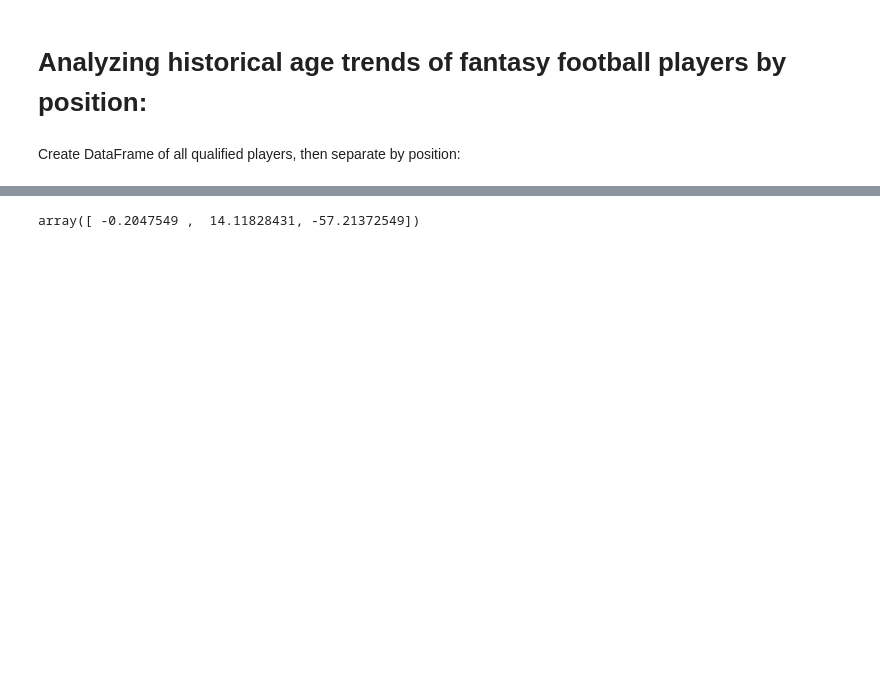
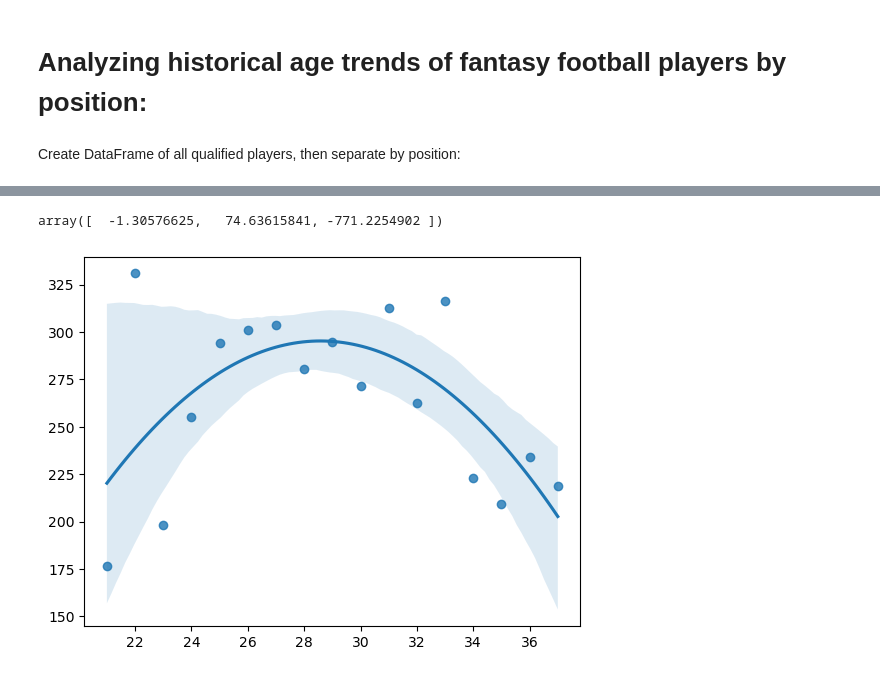
Before and after one commit to calebfederman/02FantasyFootball, a Jupyter notebook: src/age_trends.ipynb, the cells around one changed output, grey strips where cells are left out. Cells and saved outputs as stored; diff of their text form; code cells hidden in the pictures; blank space fills up the shorter version.

```diff
--- a/src/age_trends.ipynb
+++ b/src/age_trends.ipynb
@@ -43,9 +50,11 @@ array([  -0.38008242,   23.01371978, -115.62934066])
 # %%
 y = []
 for i in range(21,38,1):
-    y.append(te_qual[i].quantile(q=0.8))
-x = range(21,38,1)
+    y.append(te_qual[i].quantile(q=1))
+x = list(range(21,38,1))
 te = np.polyfit(x,y,2)
+sns.regplot(x=x,y=y,order=2)
 te
 # %% [output]
-array([ -0.2047549 ,  14.11828431, -57.21372549])
+array([  -1.30576625,   74.63615841, -771.2254902 ])
+[figure, added]
```
Also changed, not shown: parts of 10 cells of this notebook, 3 other files.
